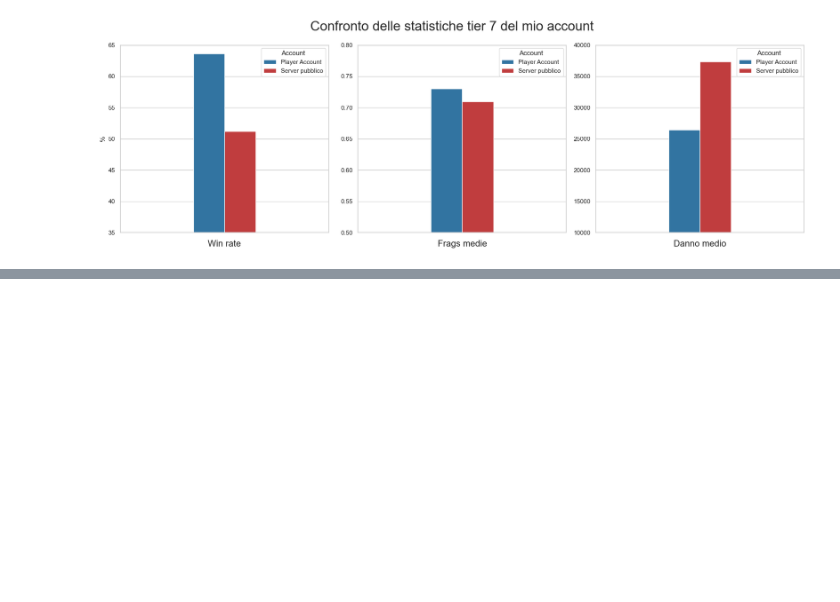
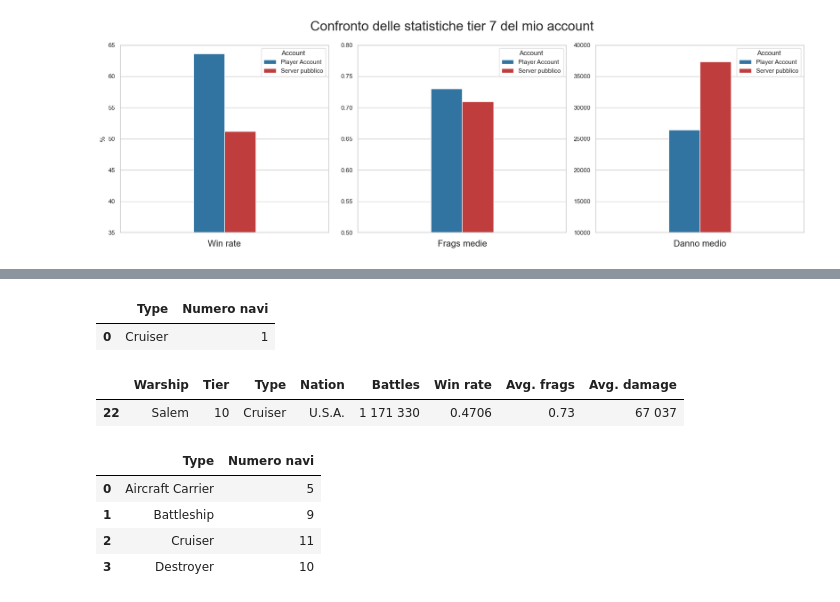
Before and after one commit to riccardosantarossa/UNI_DataScienceProject, a Jupyter notebook: project.ipynb, the cells around one changed output, grey strips where cells are left out. Drawn from its saved outputs; the diff is of its cells as text; code cells hidden in the pictures; blank space fills up the shorter version.

```diff
--- a/project.ipynb
+++ b/project.ipynb
@@ -8,7 +8,7 @@ import pandas as pd
 import matplotlib.pyplot as plt
 import seaborn as sns
 
-pd.set_option('display.max_rows', 6)
+pd.set_option('display.max_rows', 50)
 
 
 #Creazione dei dataframe utilizzando i file .xlsx
@@ -20,7 +20,6 @@ standardShips = pd.read_excel('../UNI_DataScienceProject/DataSets/standardShips.
 
 #Correzione di alcuni tipi di valori salvati nel set come stringhe
 allShips['Battles'] = allShips['Battles'].str.replace(' ', '')
-allShips['Battles'] = pd.to_numeric(allShips['Battles'], downcast = "integer")
 
 #Righe risultate problematiche durante la conversione in intero
 allShips = allShips.drop(368)
@@ -30,9 +29,10 @@ allShips = allShips.drop(375)
 allShips['Battles'] = allShips['Battles'].values.astype(np.int64)
 allShips['Tier'] = allShips['Tier'].values.astype(np.int64)
 allShips['Avg. damage'] = allShips['Avg. damage'].str.replace(' ', '')
-allShips['Avg. damage'] = pd.to_numeric(allShips['Avg. damage'], downcast = "integer")
+allShips['Avg. damage'] = allShips['Avg. damage'].values.astype(np.int64)
+
 
 #Eliminazione della colonna con formato errato e non necessaria
 allShips = allShips.drop('Avg. experience', axis = 1)
 
-allShips
+#allShips
@@ -252,0 +231,27 @@ plt.show()
+# %%
+#Analisi delle statistiche di gioco al tier 10
+
+#Distribuzione delle navi
+premiumTier10 = premiumShips[premiumShips['Tier'] == 10].copy()
+freeTier10 = freeShips[freeShips['Tier'] == 10].copy()
+
+#Navi premium tier 10
+premiumTier10 = premiumTier10.drop(['Avg. experience', 'Avg. planes destroyed', 'Kills / deaths'], axis = 1)
+groupedT10 = premiumTier10.groupby(['Type']).size().reset_index(name = 'Numero navi')
+display(groupedT10)
+display(premiumTier10)
+
+#Navi gratis tier 10
+freeData = freeTier10.groupby(['Type']).size().reset_index(name = 'Numero navi')
+printData = pd.DataFrame(freeData)
+display(freeData)
+# %% [output]
+|  | Type | Numero navi |
+| 0 | Cruiser | 1 |
+|  | Warship | Tier | Type | Nation | Battles | Win rate | Avg. frags | Avg. damage |
+| 22 | Salem | 10 | Cruiser | U.S.A. | 1 171 330 | 0.4706 | 0.73 | 67 037 |
+|  | Type | Numero navi |
+| 0 | Aircraft Carrier | 5 |
+| 1 | Battleship | 9 |
+| 2 | Cruiser | 11 |
+| 3 | Destroyer | 10 |
```
Also changed, not shown: parts of 6 cells of this notebook.
